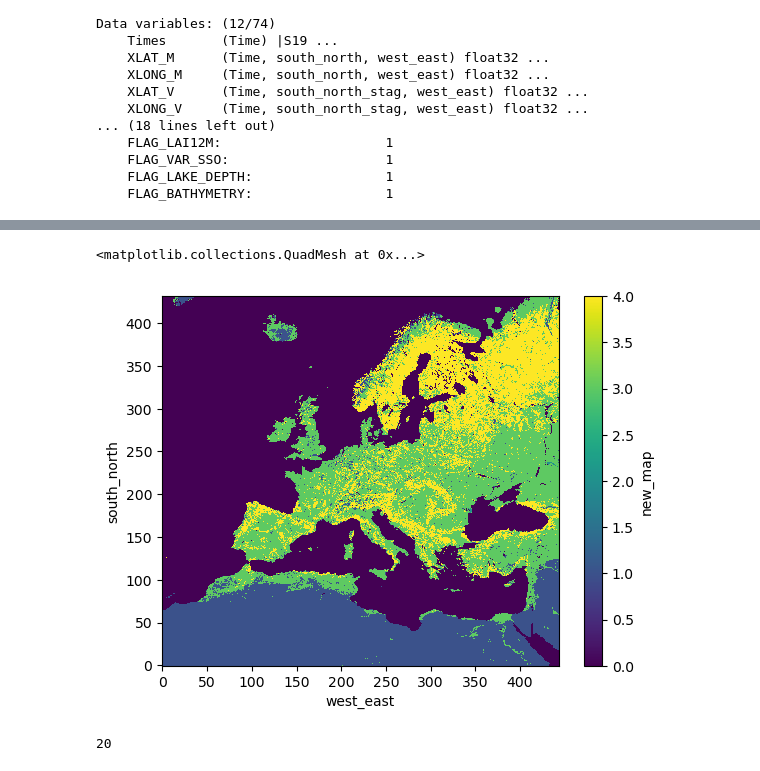
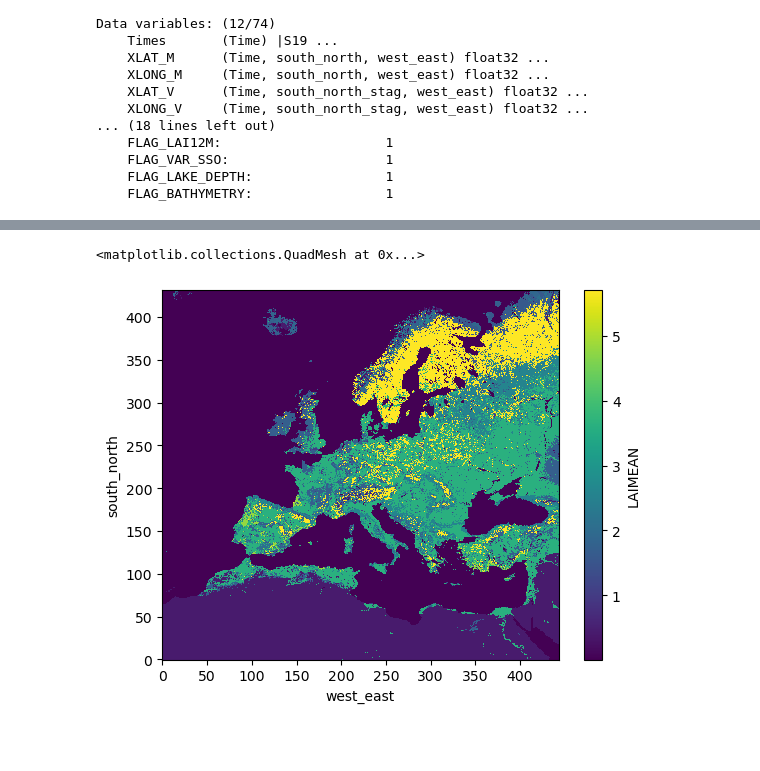
Before and after one commit to sierrapor/TFG, a Jupyter notebook: VegeTables.ipynb, the cells around one changed output, grey strips where cells are left out. Drawn from its saved outputs; the diff is of its cells as text; code cells hidden in the pictures; blank space fills up the shorter version.

Commit message:
Mean LAI and albedo comparation
The code compares mean values of LAI and albedo from model and satelite data.

```diff
--- a/VegeTables.ipynb
+++ b/VegeTables.ipynb
@@ -94,6 +89,11 @@ def tables_to_df(tables_names, tabla):
         df.columns = df.columns.str.strip("'") #Eliminates the ' in the column names
         df.index = df.index.str.strip()
         df.index = df.index.str.strip("'") #Eliminates the blank spaces and ' in the index
+        for column in df.columns: #Covert string into float
+            df[column] = df[column].astype(float)
+        #Add mean values of LAI and albedo to the dataframe
+        df['LAIMEAN'] = (df['LAIMIN'] + df['LAIMAX'])/2
+        df['ALBEDOMEAN'] = (df['ALBEDOMIN'] + df['ALBEDOMAX'])/2
         return df
     else:
         return None
@@ -143,14 +143,8 @@ def megafunction(tables_names,tabla,column):
 #megafunction(tables_names,'MODIFIED_IGBP_MODIS_NOAH','LAIMIN')
 # %%
 #Add the new data to the DataSet and plot it
-new_map= xr.DataArray(megafunction(tables_names,'MODIFIED_IGBP_MODIS_NOAH','NROOT'), dims=['Time', 'south_north', 'west_east'])
-ds['new_map'] = new_map
-ds['new_map'][0].plot()
+ds['LAIMEAN'] = xr.DataArray(megafunction(tables_names,'MODIFIED_IGBP_MODIS_NOAH','LAIMEAN'), dims=['Time', 'south_north', 'west_east'])
+ds['LAIMEAN'][0].plot()
 # %% [output]
 <matplotlib.collections.QuadMesh at 0x...>
-[figure, old version]
+[figure, new version]
-# %%
-df = tables_to_df(tables_names,'MODIFIED_IGBP_MODIS_NOAH')
-len(df.index)
-# %% [output]
-20
```
Also changed, not shown: parts of 5 cells of this notebook.
